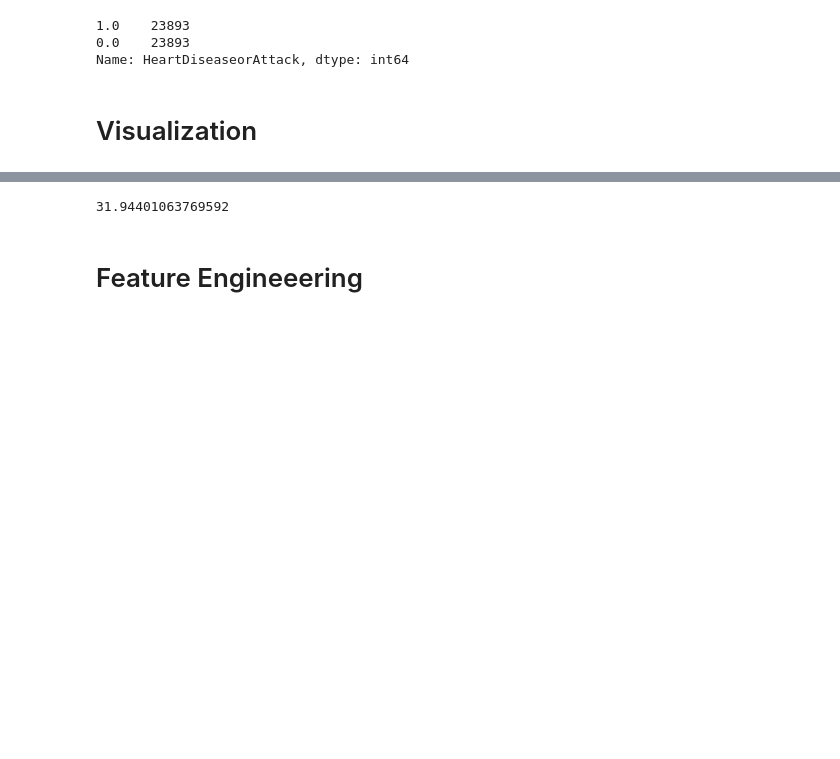
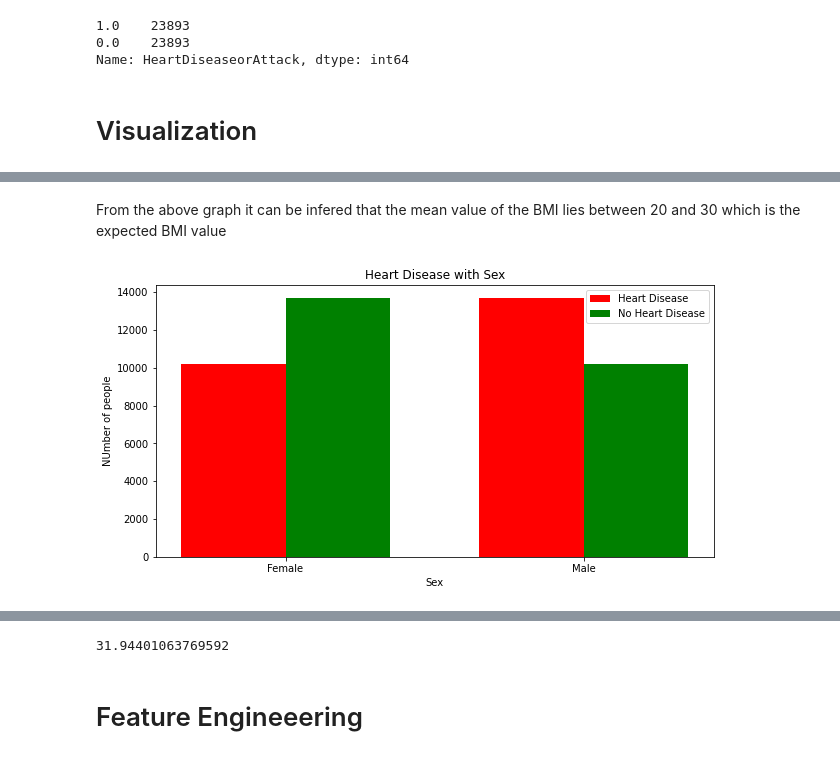
Before and after one commit to ajithpious/DeepSpeech, a Jupyter notebook: Project_BRFSS.ipynb, the cells around one changed output, grey strips where cells are left out. Saved outputs shown, nothing was run; the diff lists cells and outputs as text; code cells hidden in the pictures; blank space fills up the shorter version.

```diff
--- a/Project_BRFSS.ipynb
+++ b/Project_BRFSS.ipynb
@@ -661,0 +686,7 @@ plot_bar(df,'DiffWalk','Diabetes with Fruits',10,5)
+# %% [markdown]
+From the above graph it can be infered that the mean value of  the BMI lies between 20 and 30 which is the expected BMI value
+# %%
+# Bar graph between Sex and Number of people
+plot_bar(df,'Sex','Heart Disease with Sex',10,5,['Female','Male'],range(0,2),"Sex",'Number of people')
+# %% [output]
+[figure, added]
```
Also changed, not shown: parts of 16 cells of this notebook.
